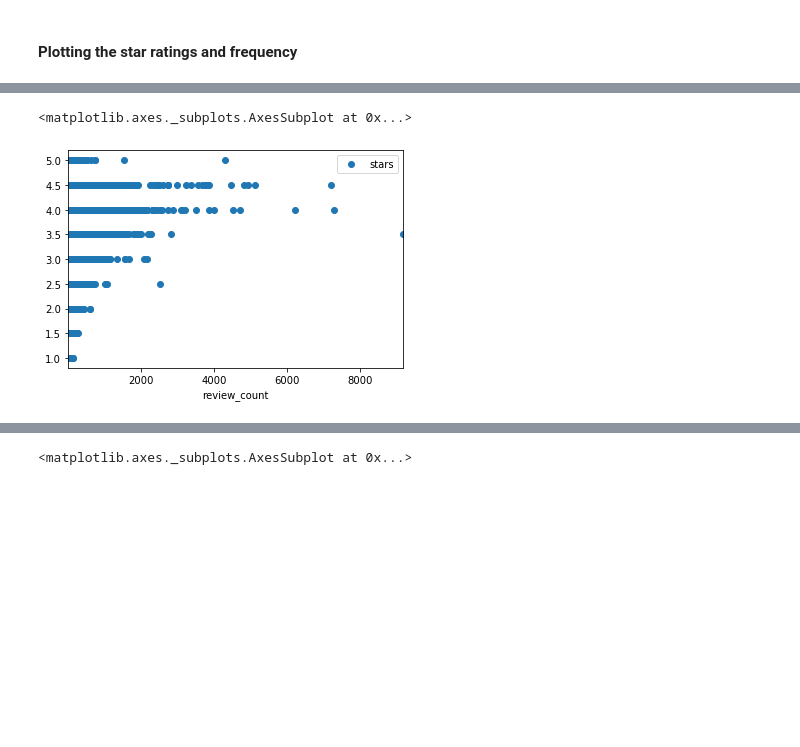
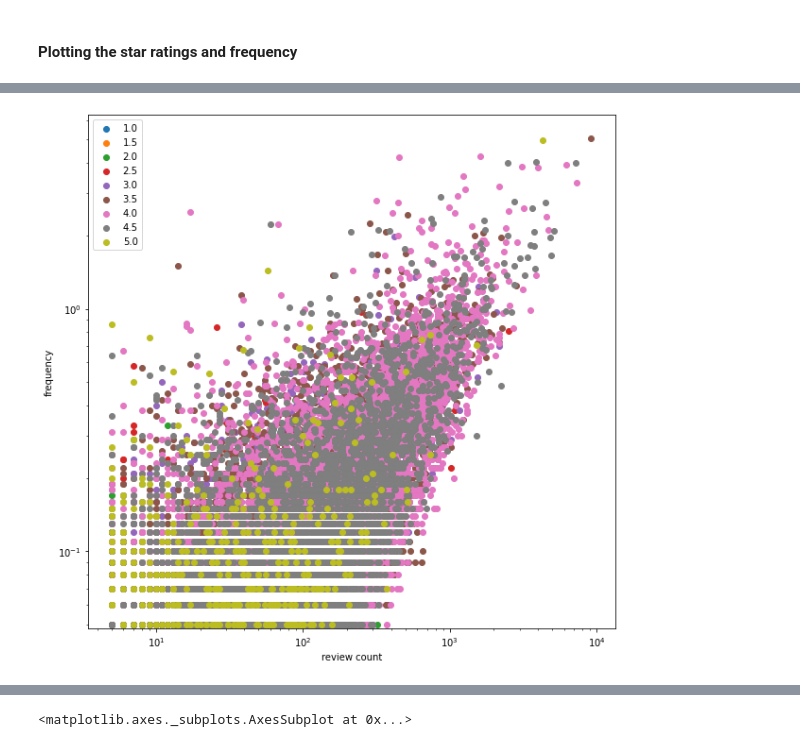
Before and after one commit to OktarianTB/predicting-business-popularity, a Jupyter notebook: popularity_metric_analysis.ipynb, the cells around one changed output, grey strips where cells are left out. Cells and saved outputs as stored; diff of their text form; code cells hidden in the pictures; blank space fills up the shorter version.

Commit message:
metric plots and user graph

```diff
--- a/popularity_metric_analysis.ipynb
+++ b/popularity_metric_analysis.ipynb
@@ -174,5 +175,22 @@ restaurants_df.plot(x='frequency', y='stars', style='o')
-# %%
-restaurants_df.plot(x='review_count', y='stars', style='o')
-# %% [output]
-<matplotlib.axes._subplots.AxesSubplot at 0x...>
-[figure, removed]
+# %%
+import matplotlib.pyplot as plt
+
+scatter_x = restaurants_df["review_count"].values
+scatter_y = restaurants_df["frequency"].values
+group = restaurants_df["stars"].values
+# cdict = {1: 'red', 2: 'blue', 3: 'green'}
+
+fig, ax = plt.subplots(figsize=(10,10))
+fig.patch.set_facecolor("white")
+ax.set_yscale('log')
+ax.set_xscale('log')
+for g in np.unique(group):
+    ix = np.where(group == g)
+    ax.scatter(scatter_x[ix], scatter_y[ix], label = g)
+ax.legend()
+plt.xlabel("review count")
+plt.ylabel("frequency")
+plt.show()
+fig.savefig("scatter.png", transparent=False)
+# %% [output]
+[figure, added]
```
Also changed, not shown: parts of 8 cells of this notebook, 2 other files.
